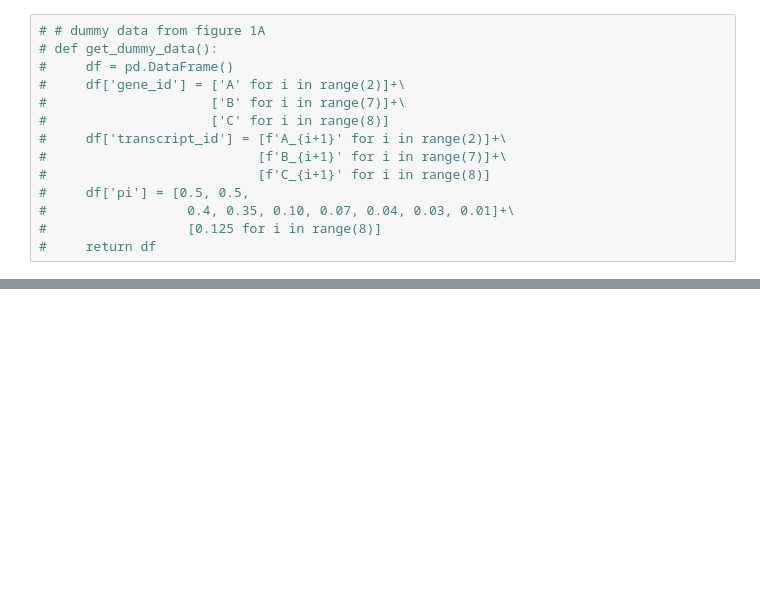
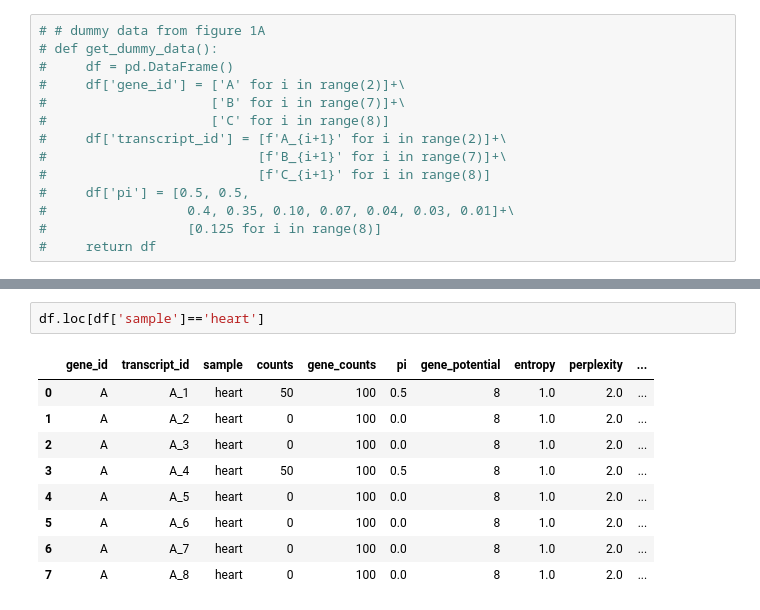
Before and after one commit to fairliereese/isoplex, a Jupyter notebook: src/iso_perplexity/dev_utils.ipynb, the cells around one changed output, grey strips where cells are left out. Drawn from its saved outputs; the diff is of its cells as text; blank space fills up the shorter version.

```diff
--- a/src/iso_perplexity/dev_utils.ipynb
+++ b/src/iso_perplexity/dev_utils.ipynb
@@ -98,0 +171,12 @@ df = compute_multi_sample_isoform_metrics(df, 'sample')
+# %%
+df.loc[df['sample']=='heart']
+# %% [output]
+|  | gene_id | transcript_id | sample | counts | gene_counts | pi | gene_potential | entropy | perplexity | ... |
+| 0 | A | A_1 | heart | 50 | 100 | 0.5 | 8 | 1.0 | 2.0 | ... |
+| 1 | A | A_2 | heart | 0 | 100 | 0.0 | 8 | 1.0 | 2.0 | ... |
+| 2 | A | A_3 | heart | 0 | 100 | 0.0 | 8 | 1.0 | 2.0 | ... |
+| 3 | A | A_4 | heart | 50 | 100 | 0.5 | 8 | 1.0 | 2.0 | ... |
+| 4 | A | A_5 | heart | 0 | 100 | 0.0 | 8 | 1.0 | 2.0 | ... |
+| 5 | A | A_6 | heart | 0 | 100 | 0.0 | 8 | 1.0 | 2.0 | ... |
+| 6 | A | A_7 | heart | 0 | 100 | 0.0 | 8 | 1.0 | 2.0 | ... |
+| 7 | A | A_8 | heart | 0 | 100 | 0.0 | 8 | 1.0 | 2.0 | ... |
```
Also changed, not shown: parts of 10 cells of this notebook, 4 other files.
